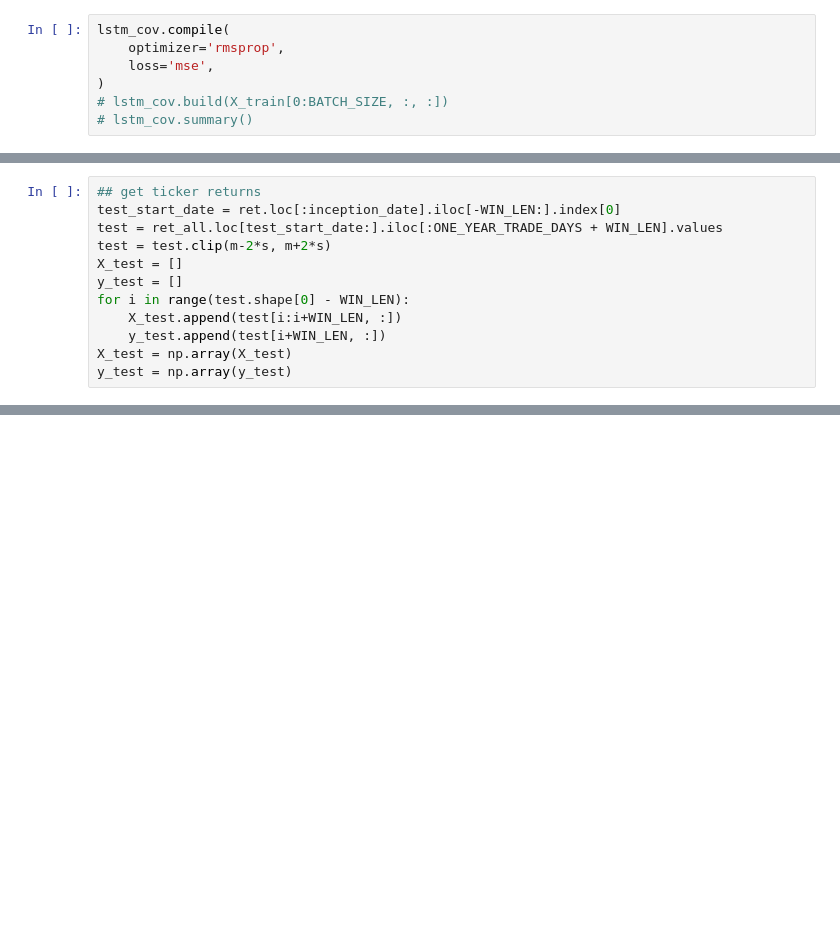
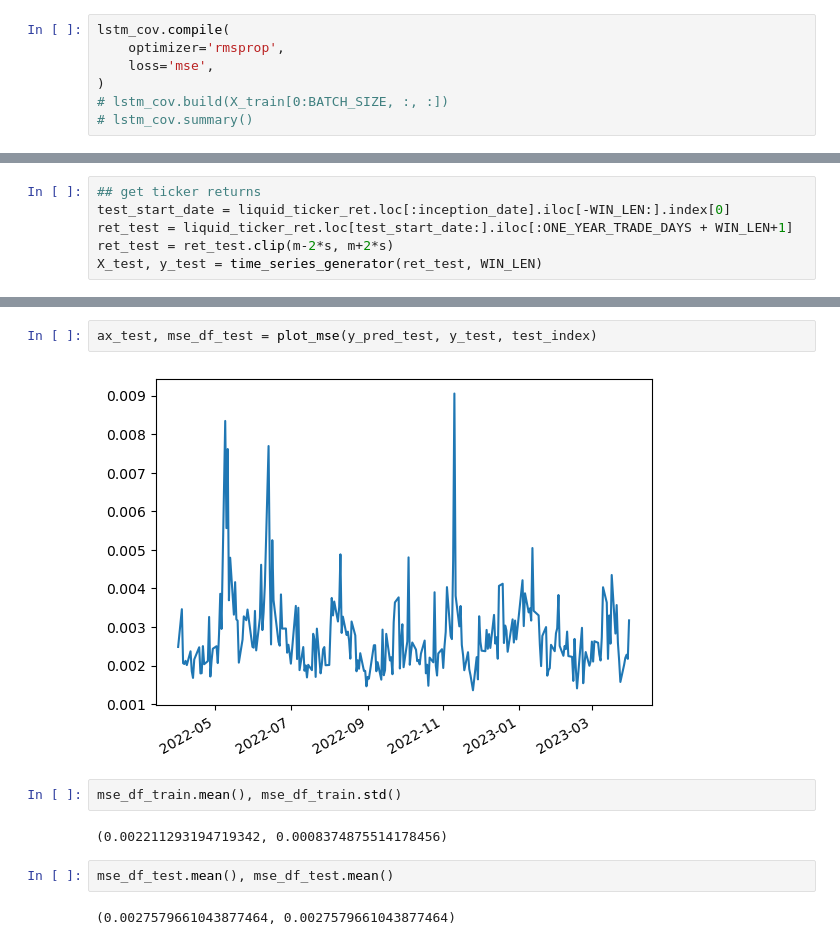
Before and after one commit to JimmyGoo/6000proj2, a Jupyter notebook: lstm.ipynb, the cells around one changed output, grey strips where cells are left out. Drawn from its saved outputs; the diff is of its cells as text; blank space fills up the shorter version.

```diff
--- a/lstm.ipynb
+++ b/lstm.ipynb
@@ -145,13 +112,7 @@ sns.lineplot(history_lstm_cov.history)
 # %%
 ## get ticker returns
-test_start_date = ret.loc[:inception_date].iloc[-WIN_LEN:].index[0]
-test = ret_all.loc[test_start_date:].iloc[:ONE_YEAR_TRADE_DAYS + WIN_LEN].values
-test = test.clip(m-2*s, m+2*s)
-X_test = []
-y_test = []
-for i in range(test.shape[0] - WIN_LEN):
-    X_test.append(test[i:i+WIN_LEN, :])
-    y_test.append(test[i+WIN_LEN, :])
-X_test = np.array(X_test)
-y_test = np.array(y_test)
+test_start_date = liquid_ticker_ret.loc[:inception_date].iloc[-WIN_LEN:].index[0]
+ret_test = liquid_ticker_ret.loc[test_start_date:].iloc[:ONE_YEAR_TRADE_DAYS + WIN_LEN+1]
+ret_test = ret_test.clip(m-2*s, m+2*s)
+X_test, y_test = time_series_generator(ret_test, WIN_LEN)
 # %%
@@ -192,0 +138,12 @@ ax, mse_df = plot_mse(y_pred_test, y_test, test_index)
+# %%
+ax_test, mse_df_test = plot_mse(y_pred_test, y_test, test_index)
+# %% [output]
+[figure, added]
+# %%
+mse_df_train.mean(), mse_df_train.std()
+# %% [output]
+(0.002211293194719342, 0.0008374875514178456)
+# %%
+mse_df_test.mean(), mse_df_test.mean()
+# %% [output]
+(0.0027579661043877464, 0.0027579661043877464)
```
Also changed, not shown: parts of 23 cells of this notebook, 4 other files.
